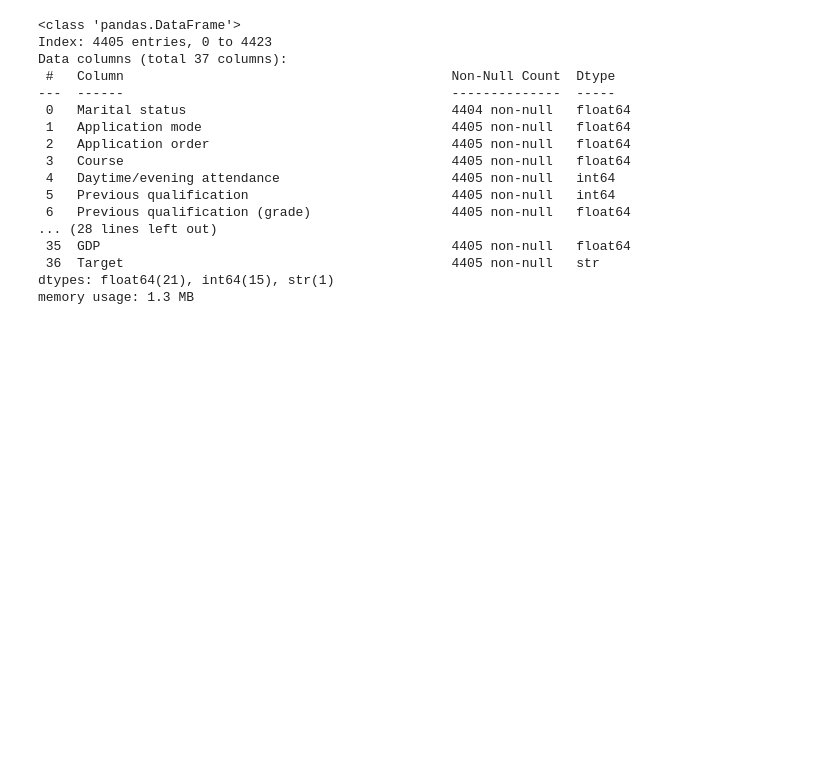
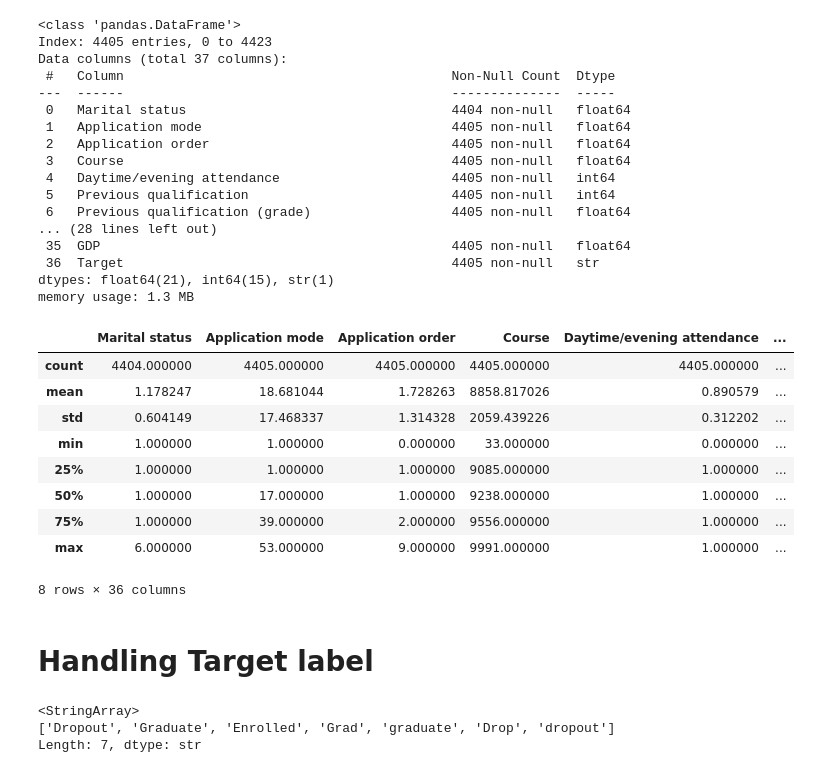
Before and after one commit to sba25078/HDipData_CA1-assignment-for-machine-learning-, a Jupyter notebook: ML_HDipData_CA1.ipynb, the cells around one changed output. Cells and saved outputs as stored; diff of their text form; code cells hidden in the pictures; blank space fills up the shorter version.

Commit message:
Handling Target label

```diff
--- a/ML_HDipData_CA1.ipynb
+++ b/ML_HDipData_CA1.ipynb
@@ -330,3 +350,24 @@ Data columns (total 37 columns):
  36  Target                                          4405 non-null   str
 dtypes: float64(21), int64(15), str(1)
 memory usage: 1.3 MB
+# %%
+df.describe()
+# %% [output]
+|  | Marital status | Application mode | Application order | Course | Daytime/evening attendance | ... |
+| count | 4404.000000 | 4405.000000 | 4405.000000 | 4405.000000 | 4405.000000 | ... |
+| mean | 1.178247 | 18.681044 | 1.728263 | 8858.817026 | 0.890579 | ... |
+| std | 0.604149 | 17.468337 | 1.314328 | 2059.439226 | 0.312202 | ... |
+| min | 1.000000 | 1.000000 | 0.000000 | 33.000000 | 0.000000 | ... |
+| 25% | 1.000000 | 1.000000 | 1.000000 | 9085.000000 | 1.000000 | ... |
+| 50% | 1.000000 | 17.000000 | 1.000000 | 9238.000000 | 1.000000 | ... |
+| 75% | 1.000000 | 39.000000 | 2.000000 | 9556.000000 | 1.000000 | ... |
+| max | 6.000000 | 53.000000 | 9.000000 | 9991.000000 | 1.000000 | ... |
+8 rows × 36 columns
+# %% [markdown]
+# Handling Target label
+# %%
+df["Target"].unique()
+# %% [output]
+<StringArray>
+['Dropout', 'Graduate', 'Enrolled', 'Grad', 'graduate', 'Drop', 'dropout']
+Length: 7, dtype: str
```
Also changed, not shown: parts of 1 cell of this notebook.
